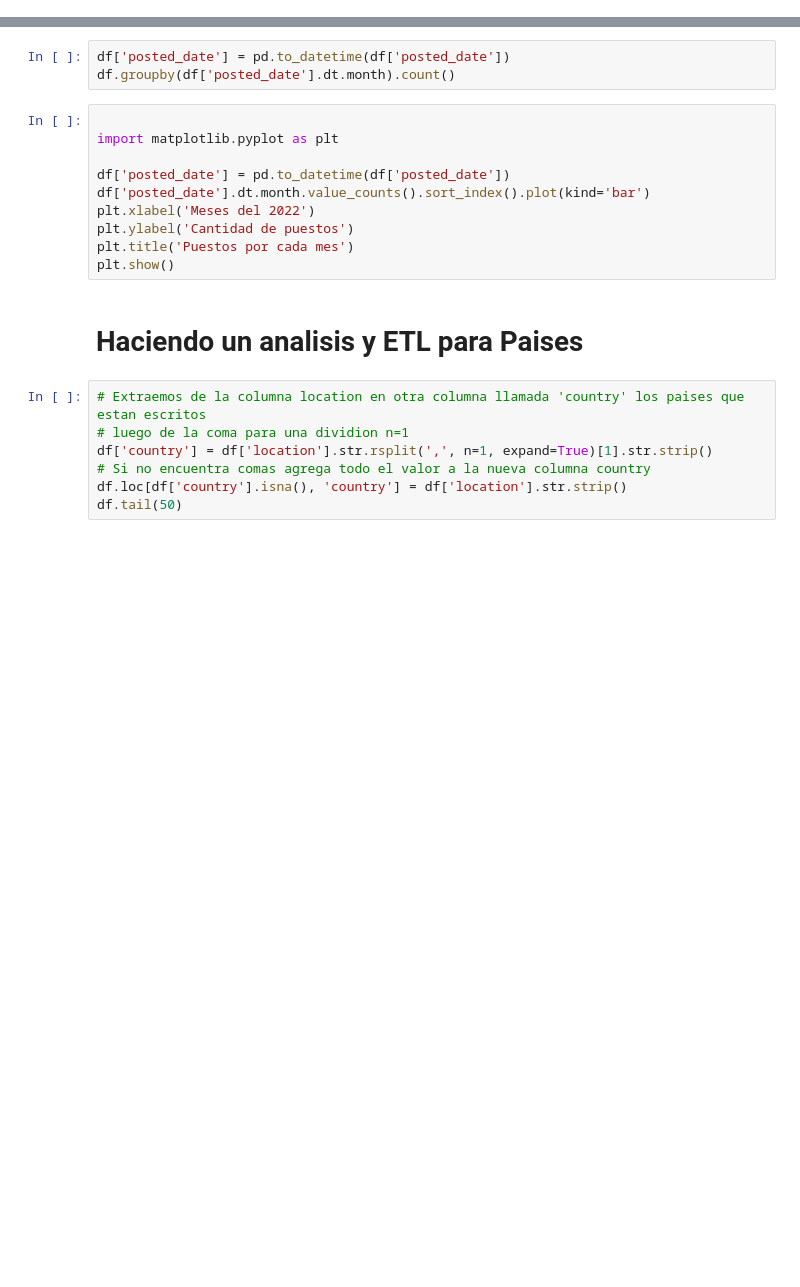
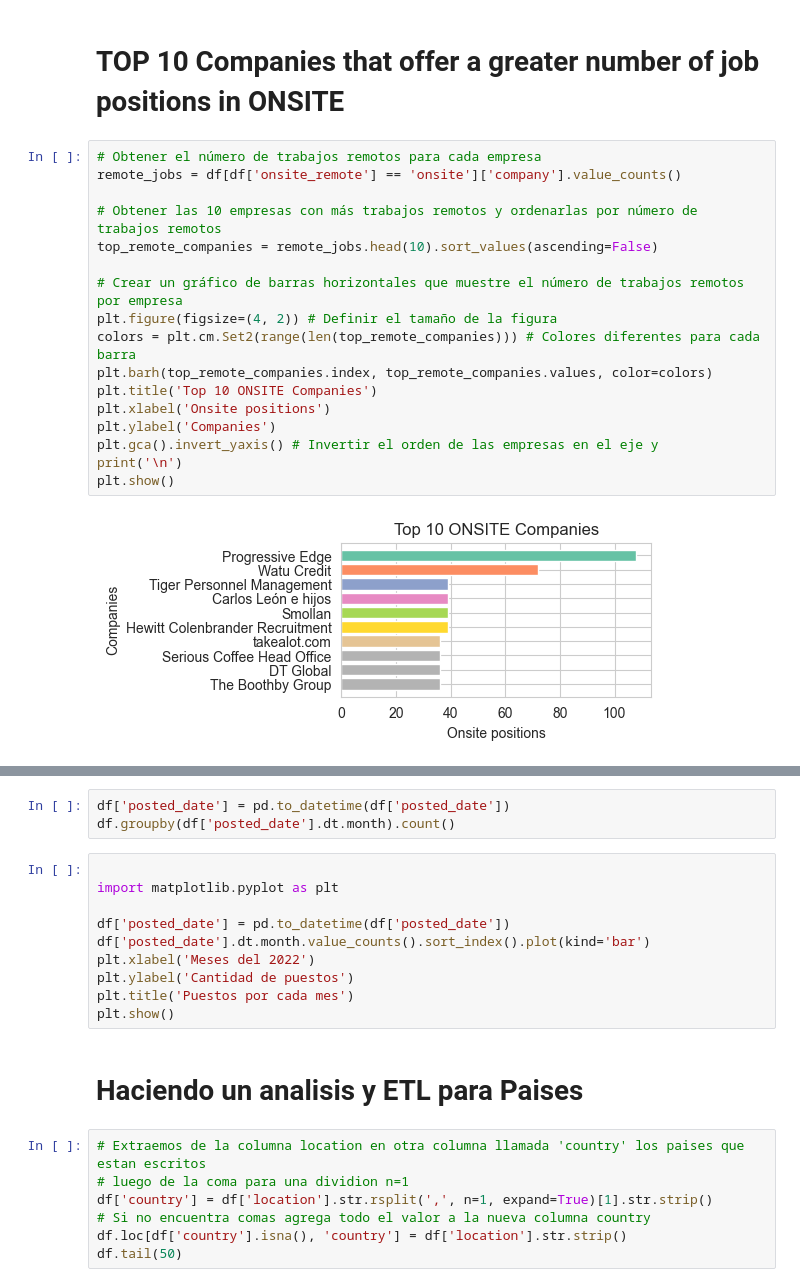
Before and after one commit to fredoinsilico/AnalysingDataJobs, a Jupyter notebook: analyzing_africa.ipynb, the cells around one changed output, grey strips where cells are left out. Saved outputs shown, nothing was run; the diff lists cells and outputs as text; blank space fills up the shorter version.

```diff
--- a/analyzing_africa.ipynb
+++ b/analyzing_africa.ipynb
@@ -141,0 +119,21 @@ df['posted_date'].unique()
+# %% [markdown]
+# TOP 10 Companies that offer a greater number of job positions in ONSITE
+# %%
+# Obtener el número de trabajos remotos para cada empresa
+remote_jobs = df[df['onsite_remote'] == 'onsite']['company'].value_counts()
+
+# Obtener las 10 empresas con más trabajos remotos y ordenarlas por número de trabajos remotos
+top_remote_companies = remote_jobs.head(10).sort_values(ascending=False)
+
+# Crear un gráfico de barras horizontales que muestre el número de trabajos remotos por empresa
+plt.figure(figsize=(4, 2)) # Definir el tamaño de la figura
+colors = plt.cm.Set2(range(len(top_remote_companies))) # Colores diferentes para cada barra
+plt.barh(top_remote_companies.index, top_remote_companies.values, color=colors)
+plt.title('Top 10 ONSITE Companies')
+plt.xlabel('Onsite positions')
+plt.ylabel('Companies')
+plt.gca().invert_yaxis() # Invertir el orden de las empresas en el eje y
+print('\n')
+plt.show()
+# %% [output]
+[figure, added]
```
Also changed, not shown: parts of 37 cells of this notebook.
